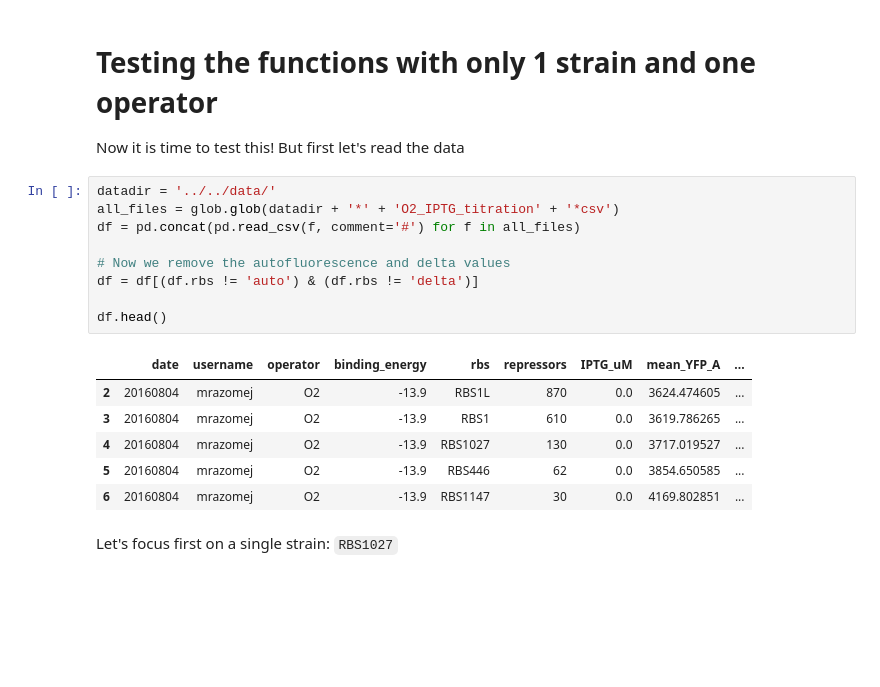
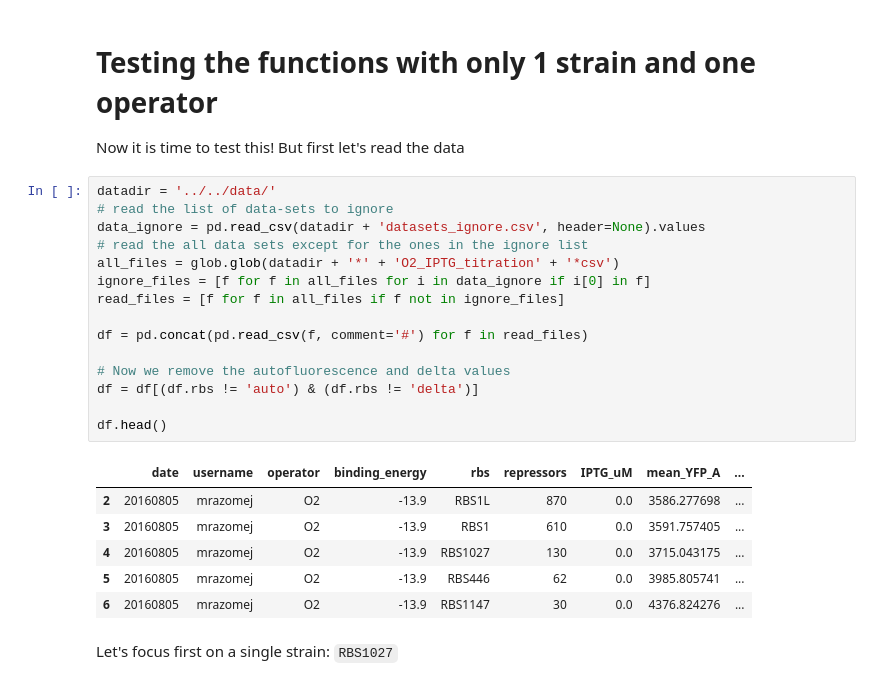
Before and after one commit to RPGroup-PBoC/mwc_induction, a Jupyter notebook: code/analysis/non_linear_regression.ipynb, the cells around one changed output. Saved outputs shown, nothing was run; the diff lists cells and outputs as text; blank space fills up the shorter version.

```diff
--- a/code/analysis/non_linear_regression.ipynb
+++ b/code/analysis/non_linear_regression.ipynb
@@ -214,20 +214,26 @@ def log_post(param, indep_var, dep_var):
 Now it is time to test this! But first let's read the data
 # %%
 datadir = '../../data/'
+# read the list of data-sets to ignore
+data_ignore = pd.read_csv(datadir + 'datasets_ignore.csv', header=None).values
+# read the all data sets except for the ones in the ignore list
 all_files = glob.glob(datadir + '*' + 'O2_IPTG_titration' + '*csv')
-df = pd.concat(pd.read_csv(f, comment='#') for f in all_files)
+ignore_files = [f for f in all_files for i in data_ignore if i[0] in f]
+read_files = [f for f in all_files if f not in ignore_files]
+
+df = pd.concat(pd.read_csv(f, comment='#') for f in read_files)
 
 # Now we remove the autofluorescence and delta values
 df = df[(df.rbs != 'auto') & (df.rbs != 'delta')]
 
 df.head()
 # %% [output]
 |  | date | username | operator | binding_energy | rbs | repressors | IPTG_uM | mean_YFP_A | ... |
-| 2 | 20160804 | mrazomej | O2 | -13.9 | RBS1L | 870 | 0.0 | 3624.474605 | ... |
-| 3 | 20160804 | mrazomej | O2 | -13.9 | RBS1 | 610 | 0.0 | 3619.786265 | ... |
-| 4 | 20160804 | mrazomej | O2 | -13.9 | RBS1027 | 130 | 0.0 | 3717.019527 | ... |
-| 5 | 20160804 | mrazomej | O2 | -13.9 | RBS446 | 62 | 0.0 | 3854.650585 | ... |
-| 6 | 20160804 | mrazomej | O2 | -13.9 | RBS1147 | 30 | 0.0 | 4169.802851 | ... |
+| 2 | 20160805 | mrazomej | O2 | -13.9 | RBS1L | 870 | 0.0 | 3586.277698 | ... |
+| 3 | 20160805 | mrazomej | O2 | -13.9 | RBS1 | 610 | 0.0 | 3591.757405 | ... |
+| 4 | 20160805 | mrazomej | O2 | -13.9 | RBS1027 | 130 | 0.0 | 3715.043175 | ... |
+| 5 | 20160805 | mrazomej | O2 | -13.9 | RBS446 | 62 | 0.0 | 3985.805741 | ... |
+| 6 | 20160805 | mrazomej | O2 | -13.9 | RBS1147 | 30 | 0.0 | 4376.824276 | ... |
 # %% [markdown]
 Let's focus first on a single strain: `RBS1027`
 # %%
```
Also changed, not shown: parts of 9 cells of this notebook, 4 other files.
